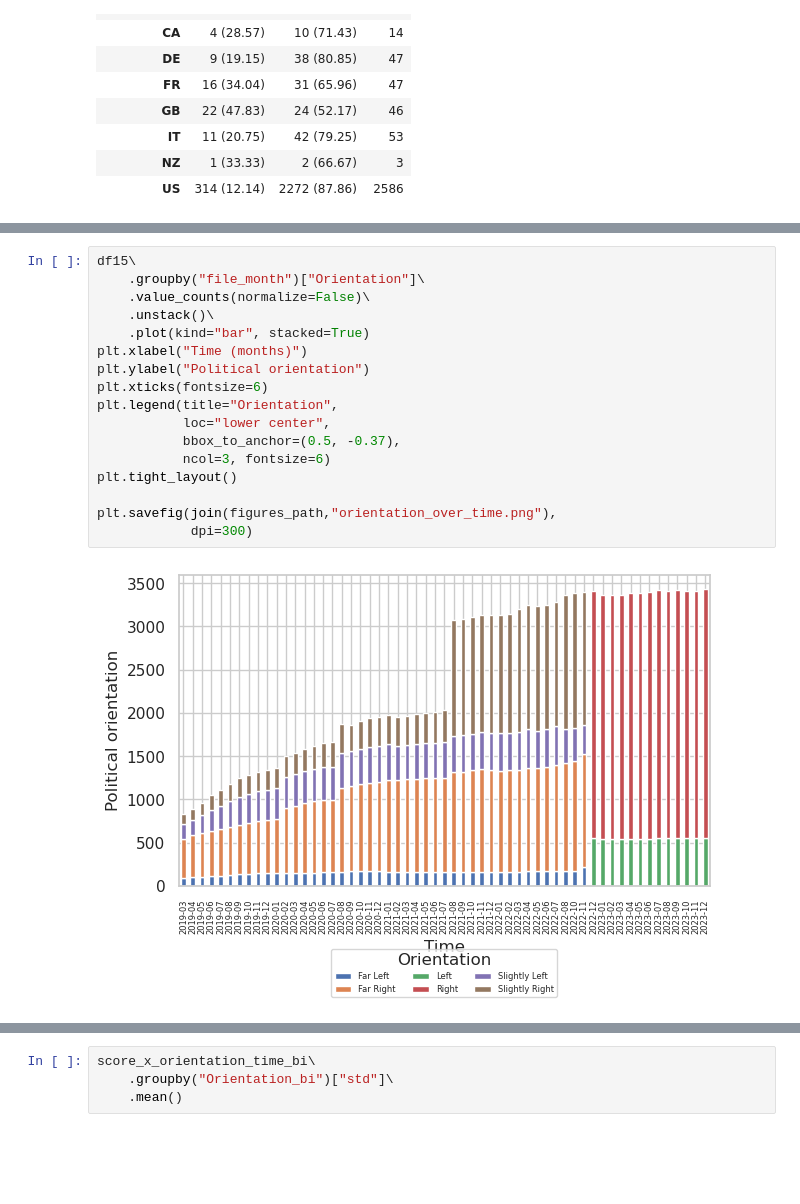
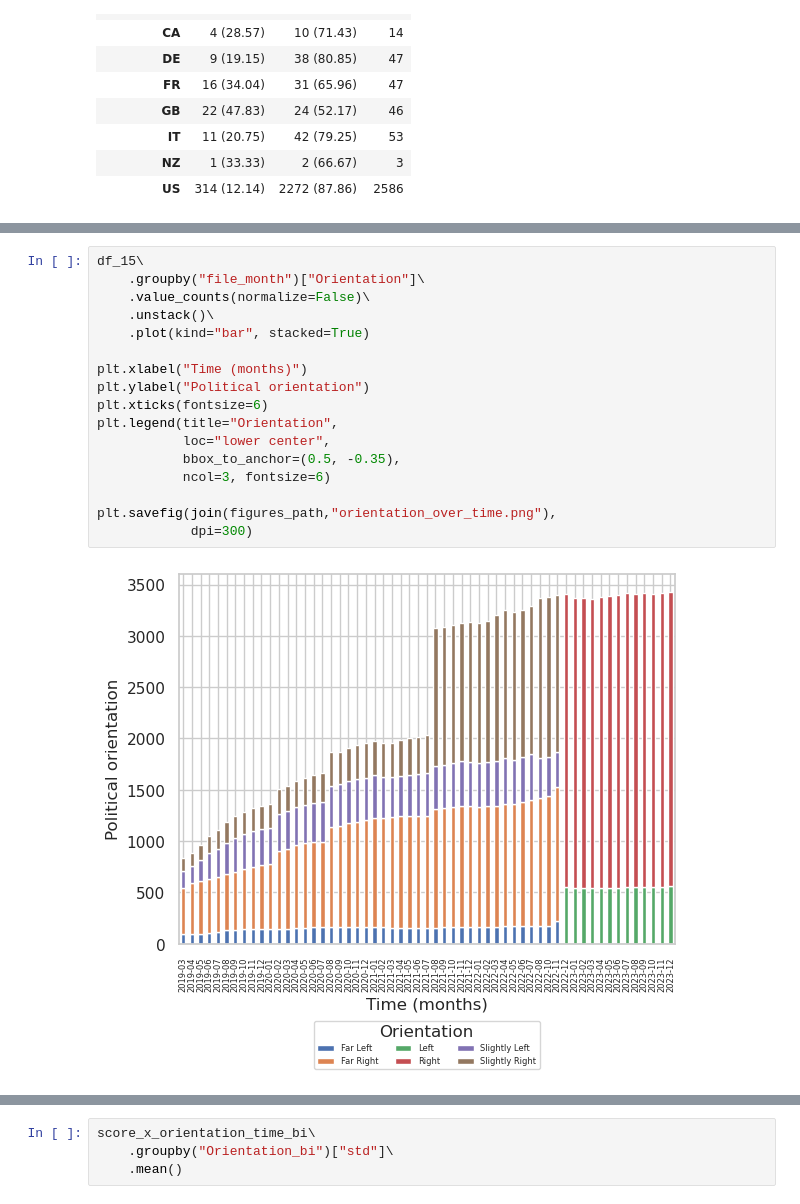
Before and after one commit to julaluehring/newsguard-review-analysis, a Jupyter notebook: 02-describe_newsguard.ipynb, the cells around one changed output, grey strips where cells are left out. Saved outputs shown, nothing was run; the diff lists cells and outputs as text; blank space fills up the shorter version.

```diff
--- a/02-describe_newsguard.ipynb
+++ b/02-describe_newsguard.ipynb
@@ -2106,21 +2280,21 @@ df15\
 <Axes: xlabel='file_month'>
 [figure]
 # %%
-df15\
+df_15\
     .groupby("file_month")["Orientation"]\
     .value_counts(normalize=False)\
     .unstack()\
     .plot(kind="bar", stacked=True)
+
 plt.xlabel("Time (months)")
 plt.ylabel("Political orientation")
 plt.xticks(fontsize=6)
 plt.legend(title="Orientation",
            loc="lower center",
-           bbox_to_anchor=(0.5, -0.37),
+           bbox_to_anchor=(0.5, -0.35),
            ncol=3, fontsize=6)
-plt.tight_layout()
 
 plt.savefig(join(figures_path,"orientation_over_time.png"),
             dpi=300)
 # %% [output]
-[figure, old version]
+[figure, new version]
```
Also changed, not shown: parts of 46 cells of this notebook.
